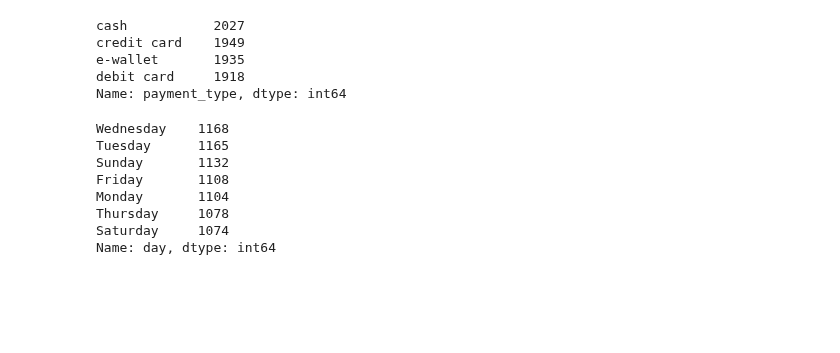
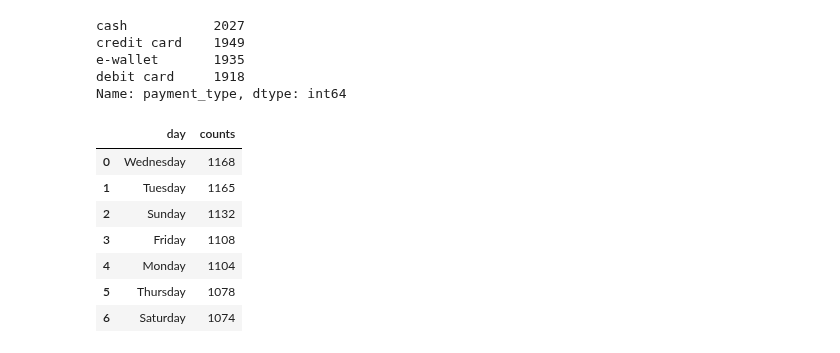
Before and after one commit to Akshay-Paunikar/Forage_Virtual_Internship_Program, a Jupyter notebook: Cognizant/Task 1 - Exploratory Data Analysis/Task_1_Exploratory_Data_Analysis.ipynb, the cells around one changed output. Saved outputs shown, nothing was run; the diff lists cells and outputs as text; code cells hidden in the pictures; blank space fills up the shorter version.

```diff
--- a/Cognizant/Task 1 - Exploratory Data Analysis/Task_1_Exploratory_Data_Analysis.ipynb
+++ b/Cognizant/Task 1 - Exploratory Data Analysis/Task_1_Exploratory_Data_Analysis.ipynb
@@ -211,16 +211,17 @@ debit card     1918
 Name: payment_type, dtype: int64
 # %%
 # Most number of transactions day-wise in the Gala grocery store
-data['day'].value_counts()
+days_data = data['day'].value_counts().reset_index().rename(columns={'index':'day', 'day':'counts'})
+days_data
 # %% [output]
-Wednesday    1168
-Tuesday      1165
-Sunday       1132
-Friday       1108
-Monday       1104
-Thursday     1078
-Saturday     1074
-Name: day, dtype: int64
+|  | day | counts |
+| 0 | Wednesday | 1168 |
+| 1 | Tuesday | 1165 |
+| 2 | Sunday | 1132 |
+| 3 | Friday | 1108 |
+| 4 | Monday | 1104 |
+| 5 | Thursday | 1078 |
+| 6 | Saturday | 1074 |
 # %%
 plt.figure(figsize=(15,10))
 
```
Also changed, not shown: parts of 4 cells of this notebook.
